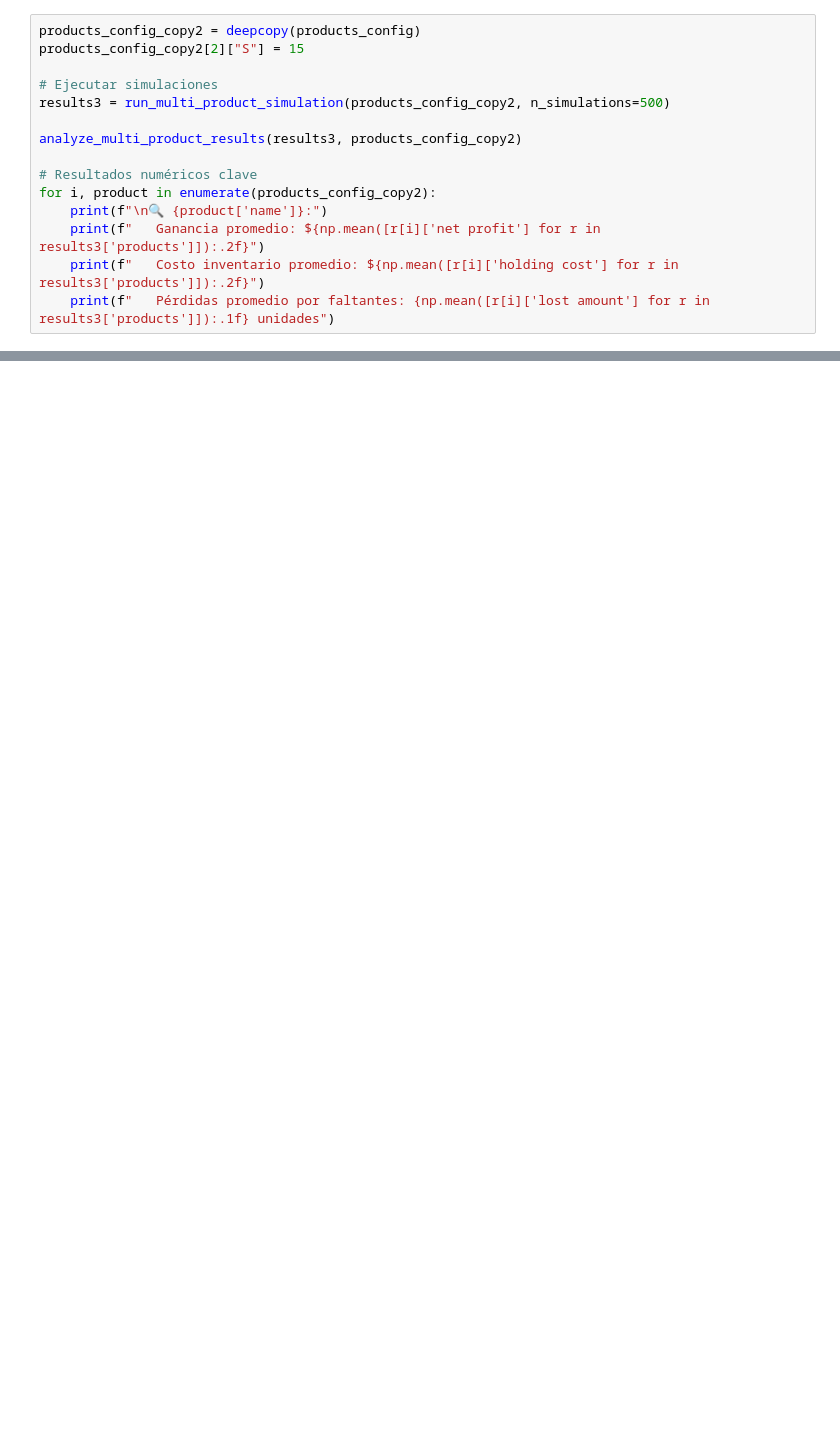
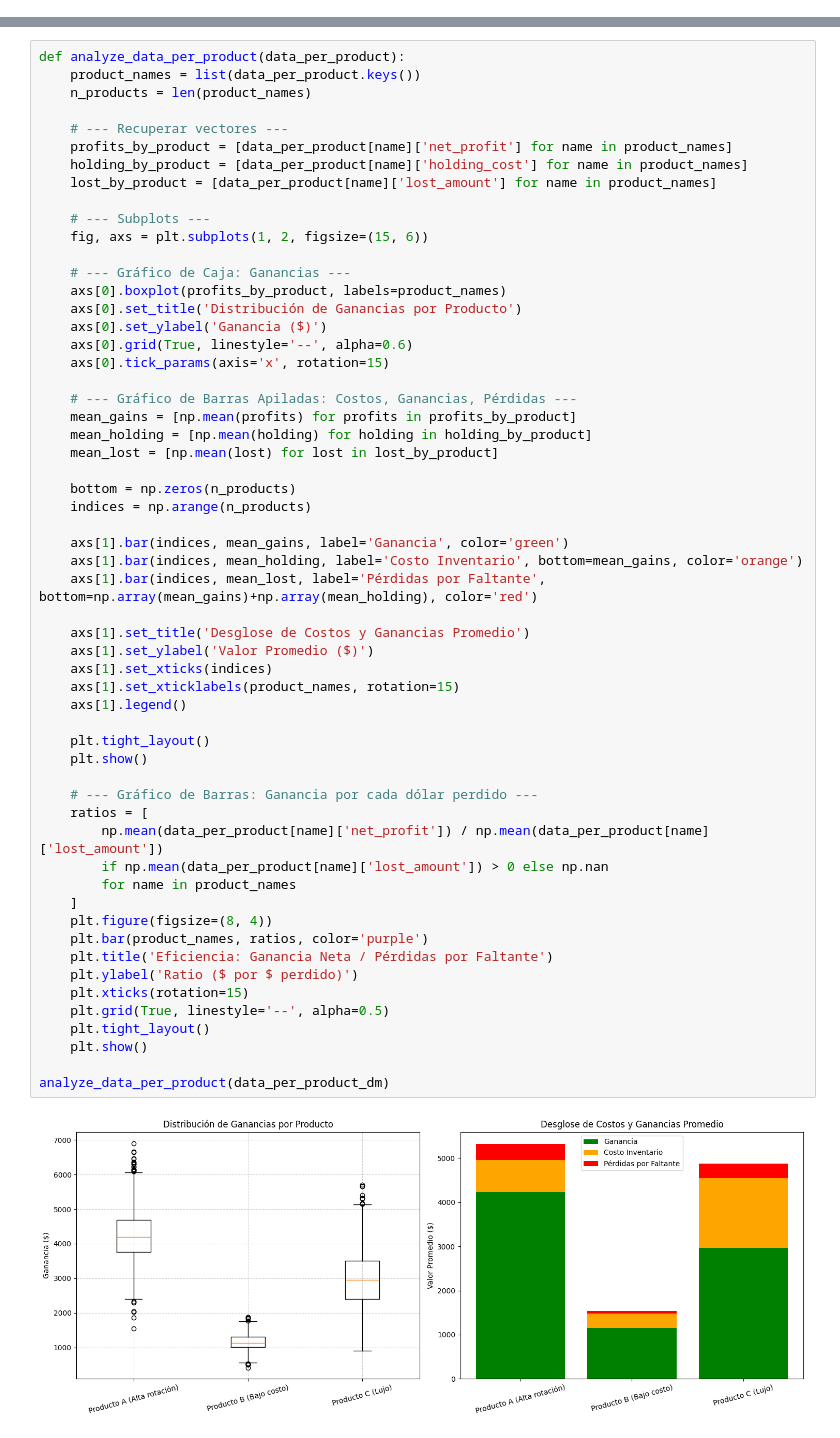
Before and after one commit to gaboCiber/Inventory_Stock, a Jupyter notebook: inventory.ipynb, the cells around one changed output, grey strips where cells are left out. Cells and saved outputs as stored; diff of their text form; blank space fills up the shorter version.

```diff
--- a/inventory.ipynb
+++ b/inventory.ipynb
@@ -704,15 +0,0 @@ El alto costo de inventario sugiere sobreabastecimiento, mientras que los faltan
-# %%
-products_config_copy2 = deepcopy(products_config)
-products_config_copy2[2]["S"] = 15
-
-# Ejecutar simulaciones
-results3 = run_multi_product_simulation(products_config_copy2, n_simulations=500)
-
-analyze_multi_product_results(results3, products_config_copy2)
-
-# Resultados numéricos clave
-for i, product in enumerate(products_config_copy2):
-    print(f"\n🔍 {product['name']}:")
-    print(f"   Ganancia promedio: ${np.mean([r[i]['net profit'] for r in results3['products']]):.2f}")
-    print(f"   Costo inventario promedio: ${np.mean([r[i]['holding cost'] for r in results3['products']]):.2f}")
-    print(f"   Pérdidas promedio por faltantes: {np.mean([r[i]['lost amount'] for r in results3['products']]):.1f} unidades")
@@ -792,0 +276,59 @@ Reducción porcentual estimada: -29.4%
+# %%
+def analyze_data_per_product(data_per_product):
+    product_names = list(data_per_product.keys())
+    n_products = len(product_names)
+
+    # --- Recuperar vectores ---
+    profits_by_product = [data_per_product[name]['net_profit'] for name in product_names]
+    holding_by_product = [data_per_product[name]['holding_cost'] for name in product_names]
+    lost_by_product = [data_per_product[name]['lost_amount'] for name in product_names]
+
+    # --- Subplots ---
+    fig, axs = plt.subplots(1, 2, figsize=(15, 6))
+
+    # --- Gráfico de Caja: Ganancias ---
+    axs[0].boxplot(profits_by_product, labels=product_names)
+    axs[0].set_title('Distribución de Ganancias por Producto')
+    axs[0].set_ylabel('Ganancia ($)')
+    axs[0].grid(True, linestyle='--', alpha=0.6)
+    axs[0].tick_params(axis='x', rotation=15)
+
+    # --- Gráfico de Barras Apiladas: Costos, Ganancias, Pérdidas ---
+    mean_gains = [np.mean(profits) for profits in profits_by_product]
+    mean_holding = [np.mean(holding) for holding in holding_by_product]
+    mean_lost = [np.mean(lost) for lost in lost_by_product]
+
+    bottom = np.zeros(n_products)
+    indices = np.arange(n_products)
+
+    axs[1].bar(indices, mean_gains, label='Ganancia', color='green')
+    axs[1].bar(indices, mean_holding, label='Costo Inventario', bottom=mean_gains, color='orange')
+    axs[1].bar(indices, mean_lost, label='Pérdidas por Faltante', bottom=np.array(mean_gains)+np.array(mean_holding), color='red')
+
+    axs[1].set_title('Desglose de Costos y Ganancias Promedio')
+    axs[1].set_ylabel('Valor Promedio ($)')
+    axs[1].set_xticks(indices)
+    axs[1].set_xticklabels(product_names, rotation=15)
+    axs[1].legend()
+
+    plt.tight_layout()
+    plt.show()
+
+    # --- Gráfico de Barras: Ganancia por cada dólar perdido ---
+    ratios = [
+        np.mean(data_per_product[name]['net_profit']) / np.mean(data_per_product[name]['lost_amount'])
+        if np.mean(data_per_product[name]['lost_amount']) > 0 else np.nan
+        for name in product_names
+    ]
+    plt.figure(figsize=(8, 4))
+    plt.bar(product_names, ratios, color='purple')
+    plt.title('Eficiencia: Ganancia Neta / Pérdidas por Faltante')
+    plt.ylabel('Ratio ($ por $ perdido)')
+    plt.xticks(rotation=15)
+    plt.grid(True, linestyle='--', alpha=0.5)
+    plt.tight_layout()
+    plt.show()
+
+analyze_data_per_product(data_per_product_dm)
+# %% [output]
+[figure, added]
```
Also changed, not shown: parts of 48 cells of this notebook, 11 other files.
